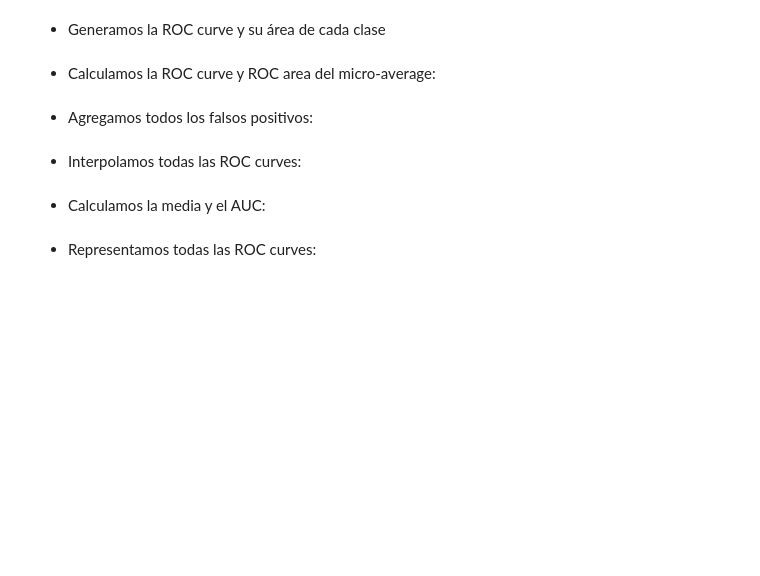
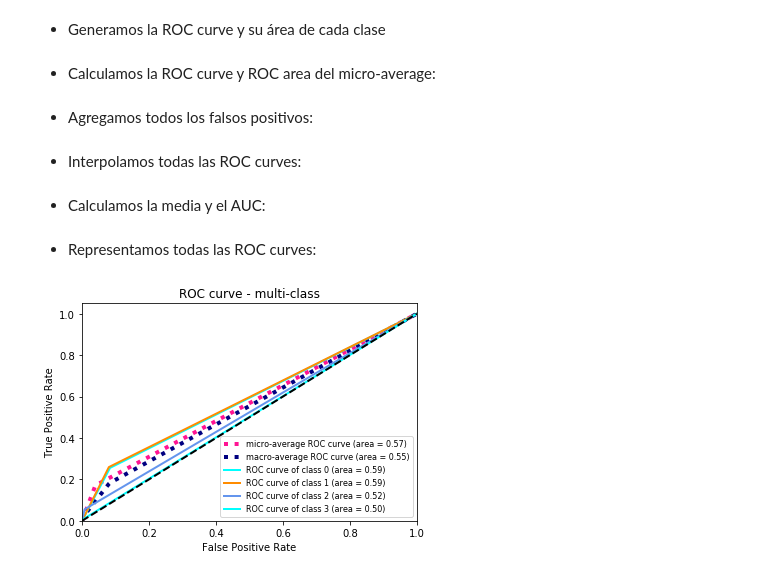
Before and after one commit to LauraRepullo/datamad0119, a Jupyter notebook: module-3/supervised-learning-project/your-code/main-Copy1.ipynb, the cells around one changed output. Drawn from its saved outputs; the diff is of its cells as text; code cells hidden in the pictures; blank space fills up the shorter version.

```diff
--- a/module-3/supervised-learning-project/your-code/main-Copy1.ipynb
+++ b/module-3/supervised-learning-project/your-code/main-Copy1.ipynb
@@ -630,5 +660,5 @@ Calculamos la ROC Curve (multiclase): para ello:
 # %%
-y = label_binarize(y, classes=[0,1, 2, 3, 4, 5, 6, 7, 8, 9, 10, 11])
+y = label_binarize(y_drop, classes=[0,1, 2, 3])
 n_classes = y.shape[1]
 X_train, X_test, y_train, y_test = train_test_split(X, y, test_size=0.2, shuffle=True)
 
@@ -671,27 +701,29 @@ roc_auc["macro"] = auc(fpr["macro"], tpr["macro"])
 # %%
 plt.figure()
 lw = 2
 plt.plot(fpr["micro"], tpr["micro"],
          label='micro-average ROC curve (area = {0:0.2f})'
                ''.format(roc_auc["micro"]),
          color='deeppink', linestyle=':', linewidth=4)
 
 plt.plot(fpr["macro"], tpr["macro"],
          label='macro-average ROC curve (area = {0:0.2f})'
                ''.format(roc_auc["macro"]),
          color='navy', linestyle=':', linewidth=4)
 
 colors = cycle(['aqua', 'darkorange', 'cornflowerblue'])
 for i, color in zip(range(n_classes), colors):
     plt.plot(fpr[i], tpr[i], color=color, lw=lw,
              label='ROC curve of class {0} (area = {1:0.2f})'
              ''.format(i, roc_auc[i]))
 
 plt.plot([0, 1], [0, 1], 'k--', lw=lw)
 plt.xlim([0.0, 1.0])
 plt.ylim([0.0, 1.05])
 plt.xlabel('False Positive Rate')
 plt.ylabel('True Positive Rate')
 plt.title('ROC curve - multi-class')
-plt.legend(loc="lower right", prop={'size': 6})
+plt.legend(loc="lower right", prop={'size': 8})
 plt.show()
+# %% [output]
+[figure, added]
```
Also changed, not shown: parts of 14 cells of this notebook, 1 other file.
